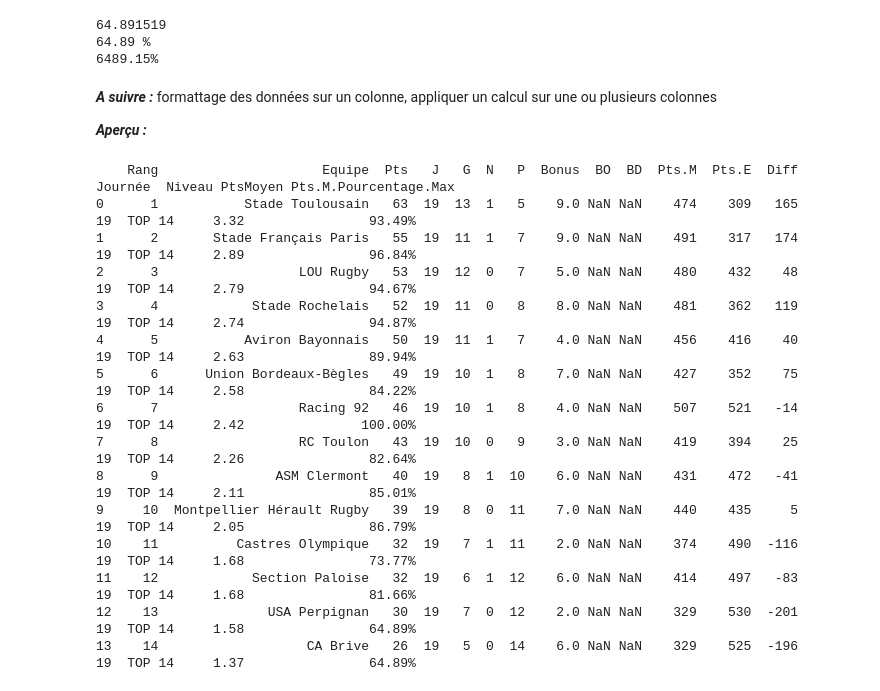
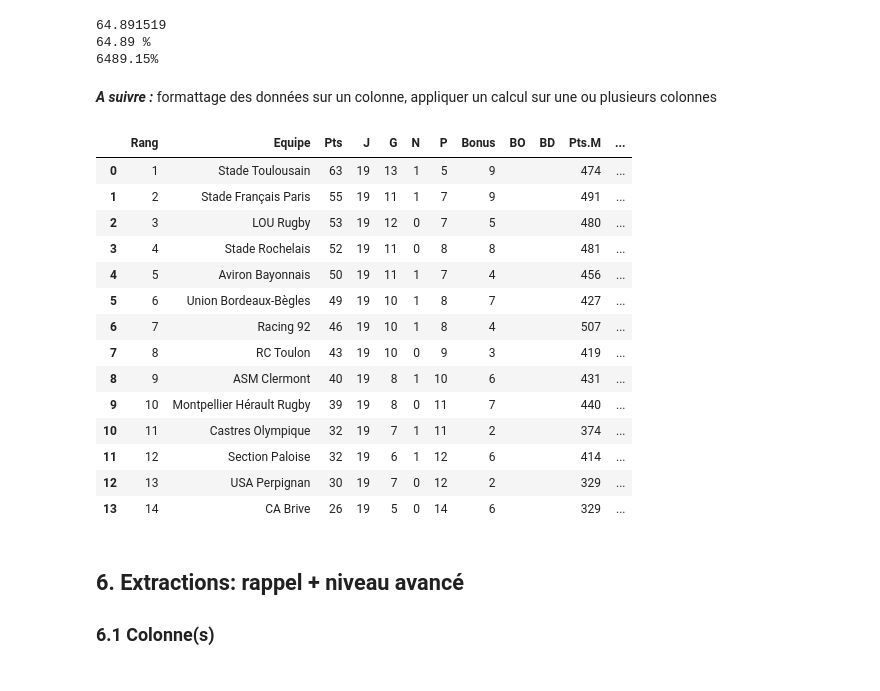
Before and after one commit to matthcol/python_rugby, a Jupyter notebook: 02-Pandas-Classements.ipynb, the cells around one changed output. Cells and saved outputs as stored; diff of their text form; code cells hidden in the pictures.

```diff
--- a/02-Pandas-Classements.ipynb
+++ b/02-Pandas-Classements.ipynb
@@ -260,26 +263,33 @@ print(f"{ptsMarquesPourcentage:.2%}")  # si on n'a pas fait la multiplication pa
 6489.15%
 # %% [markdown]
 ***A suivre :*** formattage des données sur un colonne, appliquer un calcul sur une ou plusieurs colonnes
-
-***Aperçu :***
-# %%
-print(dfClassementTop14.to_string(formatters={
-    'PtsMoyen': '{:,.2f}'.format,
-    'Pts.M.Pourcentage.Max': '{:,.2f}%'.format
-}))
-# %% [output]
-    Rang                     Equipe  Pts   J   G  N   P  Bonus  BO  BD  Pts.M  Pts.E  Diff  Journée  Niveau PtsMoyen Pts.M.Pourcentage.Max
-0      1           Stade Toulousain   63  19  13  1   5    9.0 NaN NaN    474    309   165       19  TOP 14     3.32                93.49%
-1      2       Stade Français Paris   55  19  11  1   7    9.0 NaN NaN    491    317   174       19  TOP 14     2.89                96.84%
-2      3                  LOU Rugby   53  19  12  0   7    5.0 NaN NaN    480    432    48       19  TOP 14     2.79                94.67%
-3      4            Stade Rochelais   52  19  11  0   8    8.0 NaN NaN    481    362   119       19  TOP 14     2.74                94.87%
-4      5           Aviron Bayonnais   50  19  11  1   7    4.0 NaN NaN    456    416    40       19  TOP 14     2.63                89.94%
-5      6      Union Bordeaux-Bègles   49  19  10  1   8    7.0 NaN NaN    427    352    75       19  TOP 14     2.58                84.22%
-6      7                  Racing 92   46  19  10  1   8    4.0 NaN NaN    507    521   -14       19  TOP 14     2.42               100.00%
-7      8                  RC Toulon   43  19  10  0   9    3.0 NaN NaN    419    394    25       19  TOP 14     2.26                82.64%
-8      9               ASM Clermont   40  19   8  1  10    6.0 NaN NaN    431    472   -41       19  TOP 14     2.11                85.01%
-9     10  Montpellier Hérault Rugby   39  19   8  0  11    7.0 NaN NaN    440    435     5       19  TOP 14     2.05                86.79%
-10    11          Castres Olympique   32  19   7  1  11    2.0 NaN NaN    374    490  -116       19  TOP 14     1.68                73.77%
-11    12            Section Paloise   32  19   6  1  12    6.0 NaN NaN    414    497   -83       19  TOP 14     1.68                81.66%
-12    13              USA Perpignan   30  19   7  0  12    2.0 NaN NaN    329    530  -201       19  TOP 14     1.58                64.89%
-13    14                   CA Brive   26  19   5  0  14    6.0 NaN NaN    329    525  -196       19  TOP 14     1.37                64.89%
+# %%
+dfClassementTop14.style.format(
+    # formatter= { 'Pts.M.Pourcentage.Max' : '{:.1%}' }, # si pourcentage calculé entre 0 et 1
+    formatter= {
+        'Pts.M.Pourcentage.Max' : '{:.1f}%', # si pourcentage calculé entre 0 et 100
+        'Bonus': '{:.0f}'
+    },
+    na_rep='',
+    precision=2,
+    decimal=','
+)
+# %% [output]
+|  | Rang | Equipe | Pts | J | G | N | P | Bonus | BO | BD | Pts.M | ... |
+| 0 | 1 | Stade Toulousain | 63 | 19 | 13 | 1 | 5 | 9 |  |  | 474 | ... |
+| 1 | 2 | Stade Français Paris | 55 | 19 | 11 | 1 | 7 | 9 |  |  | 491 | ... |
+| 2 | 3 | LOU Rugby | 53 | 19 | 12 | 0 | 7 | 5 |  |  | 480 | ... |
+| 3 | 4 | Stade Rochelais | 52 | 19 | 11 | 0 | 8 | 8 |  |  | 481 | ... |
+| 4 | 5 | Aviron Bayonnais | 50 | 19 | 11 | 1 | 7 | 4 |  |  | 456 | ... |
+| 5 | 6 | Union Bordeaux-Bègles | 49 | 19 | 10 | 1 | 8 | 7 |  |  | 427 | ... |
+| 6 | 7 | Racing 92 | 46 | 19 | 10 | 1 | 8 | 4 |  |  | 507 | ... |
+| 7 | 8 | RC Toulon | 43 | 19 | 10 | 0 | 9 | 3 |  |  | 419 | ... |
+| 8 | 9 | ASM Clermont | 40 | 19 | 8 | 1 | 10 | 6 |  |  | 431 | ... |
+| 9 | 10 | Montpellier Hérault Rugby | 39 | 19 | 8 | 0 | 11 | 7 |  |  | 440 | ... |
+| 10 | 11 | Castres Olympique | 32 | 19 | 7 | 1 | 11 | 2 |  |  | 374 | ... |
+| 11 | 12 | Section Paloise | 32 | 19 | 6 | 1 | 12 | 6 |  |  | 414 | ... |
+| 12 | 13 | USA Perpignan | 30 | 19 | 7 | 0 | 12 | 2 |  |  | 329 | ... |
+| 13 | 14 | CA Brive | 26 | 19 | 5 | 0 | 14 | 6 |  |  | 329 | ... |
+# %% [markdown]
+## 6. Extractions: rappel + niveau avancé
+### 6.1 Colonne(s)
```
Also changed, not shown: parts of 24 cells of this notebook, 1 other file.
